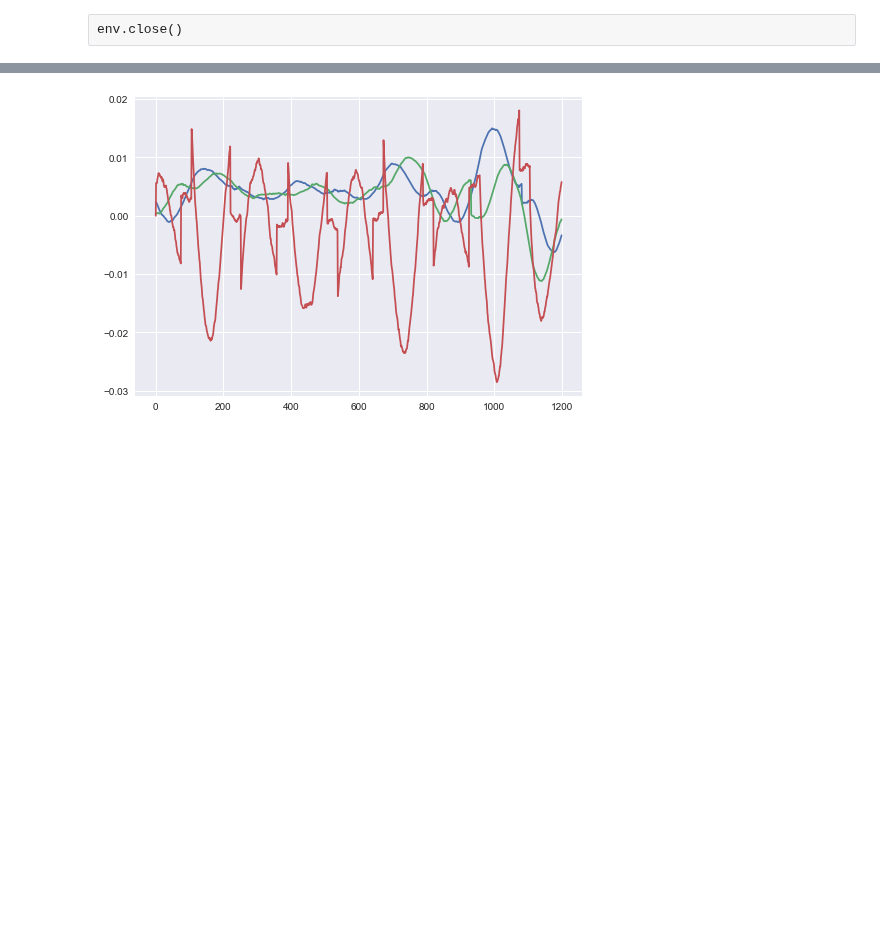
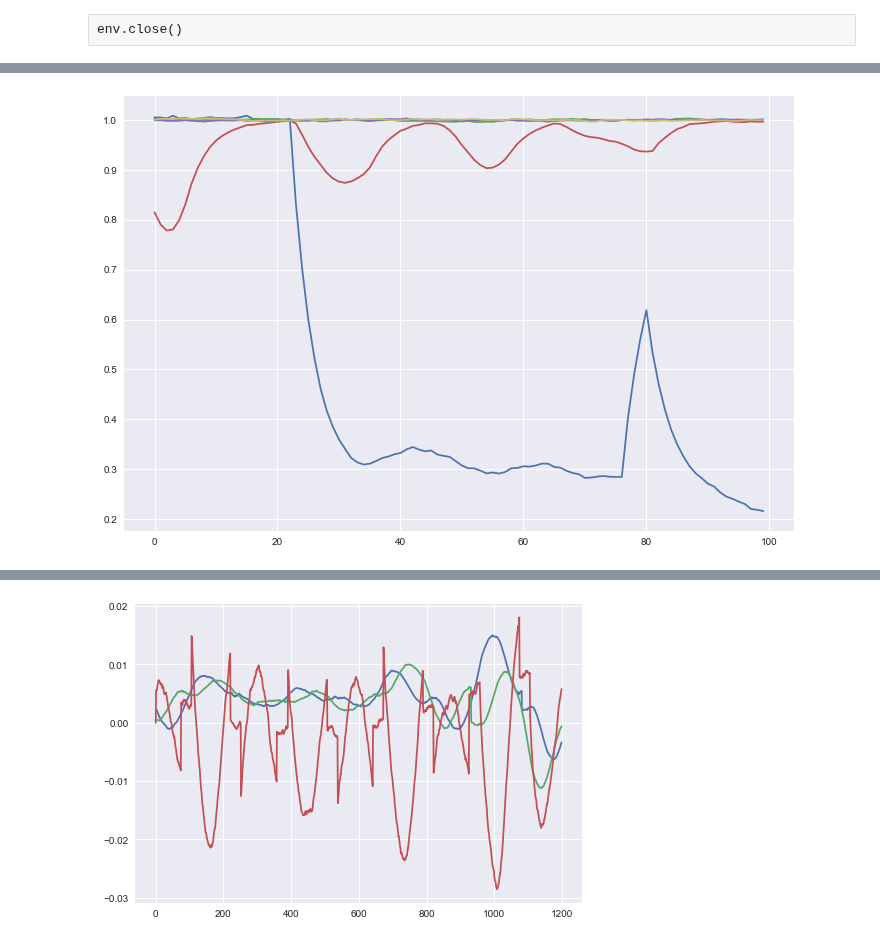
Before and after one commit to jcsharp/DriveIt, a Jupyter notebook: Oracle-Multi.ipynb, the cells around one changed output, grey strips where cells are left out. Drawn from its saved outputs; the diff is of its cells as text; code cells hidden in the pictures; blank space fills up the shorter version.

```diff
--- a/Oracle-Multi.ipynb
+++ b/Oracle-Multi.ipynb
@@ -82,3 +82,7 @@ _ = plt.plot([b[:-5] for b in bel])
+# %%
+_ = plt.plot([b[-5:] for b in bel[-100:]])
+# %% [output]
+[figure, added]
 # %%
 _ = plt.plot([o for o in obs])
 # %% [output]
```
Also changed, not shown: parts of 7 cells of this notebook.
